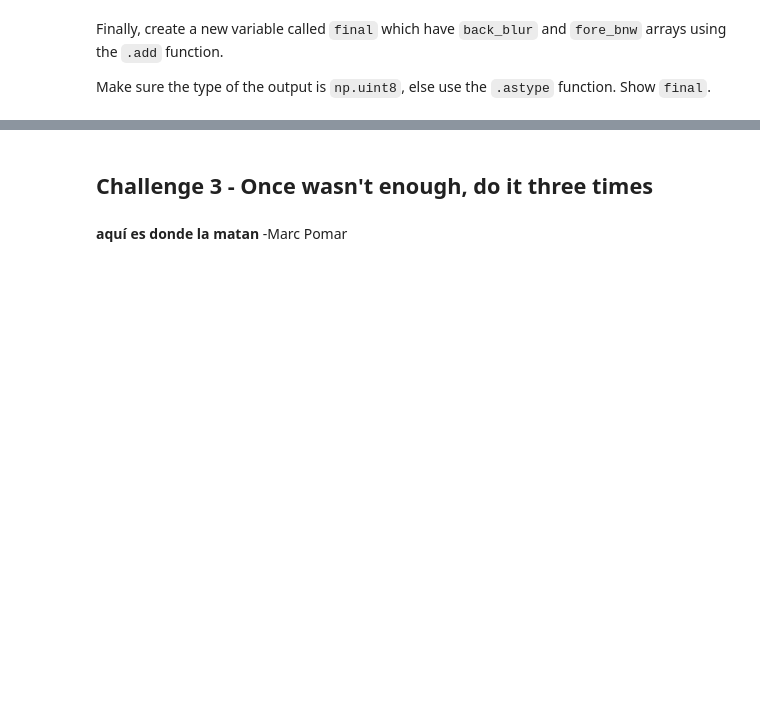
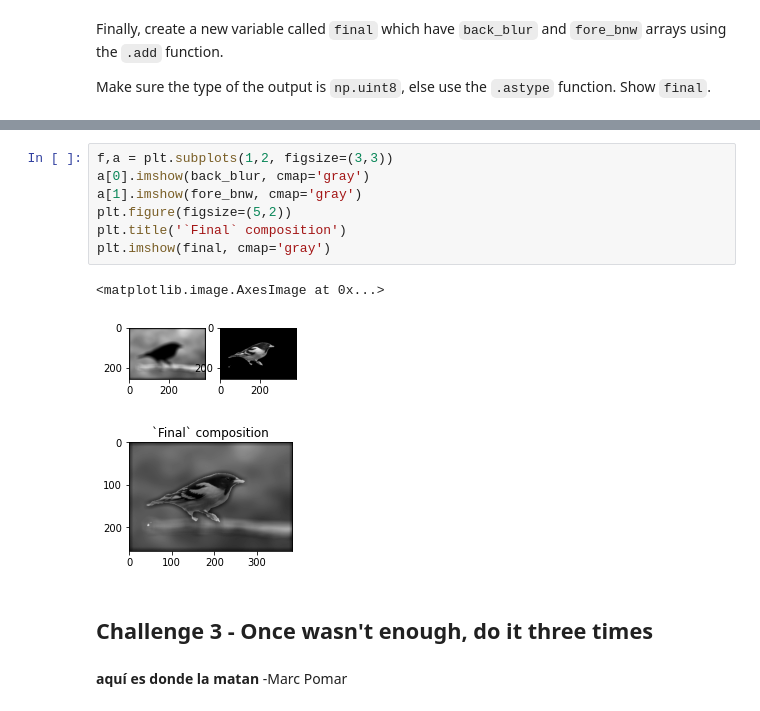
Before and after one commit to rihp/lab-image-segmentation, a Jupyter notebook: main.ipynb, the cells around one changed output, grey strips where cells are left out. Drawn from its saved outputs; the diff is of its cells as text; blank space fills up the shorter version.

```diff
--- a/main.ipynb
+++ b/main.ipynb
@@ -427,3 +242,14 @@ Make sure the type of the output is `np.uint8`, else use the `.astype` function.
+# %%
+f,a = plt.subplots(1,2, figsize=(3,3))
+a[0].imshow(back_blur, cmap='gray')
+a[1].imshow(fore_bnw, cmap='gray')
+plt.figure(figsize=(5,2))
+plt.title('`Final` composition')
+plt.imshow(final, cmap='gray')
+# %% [output]
+<matplotlib.image.AxesImage at 0x...>
+[figure, added]
+[figure, added]
 # %% [markdown]
 ## Challenge 3 -  Once wasn't enough, do it three times
 # %% [markdown]
```
Also changed, not shown: parts of 59 cells of this notebook.
